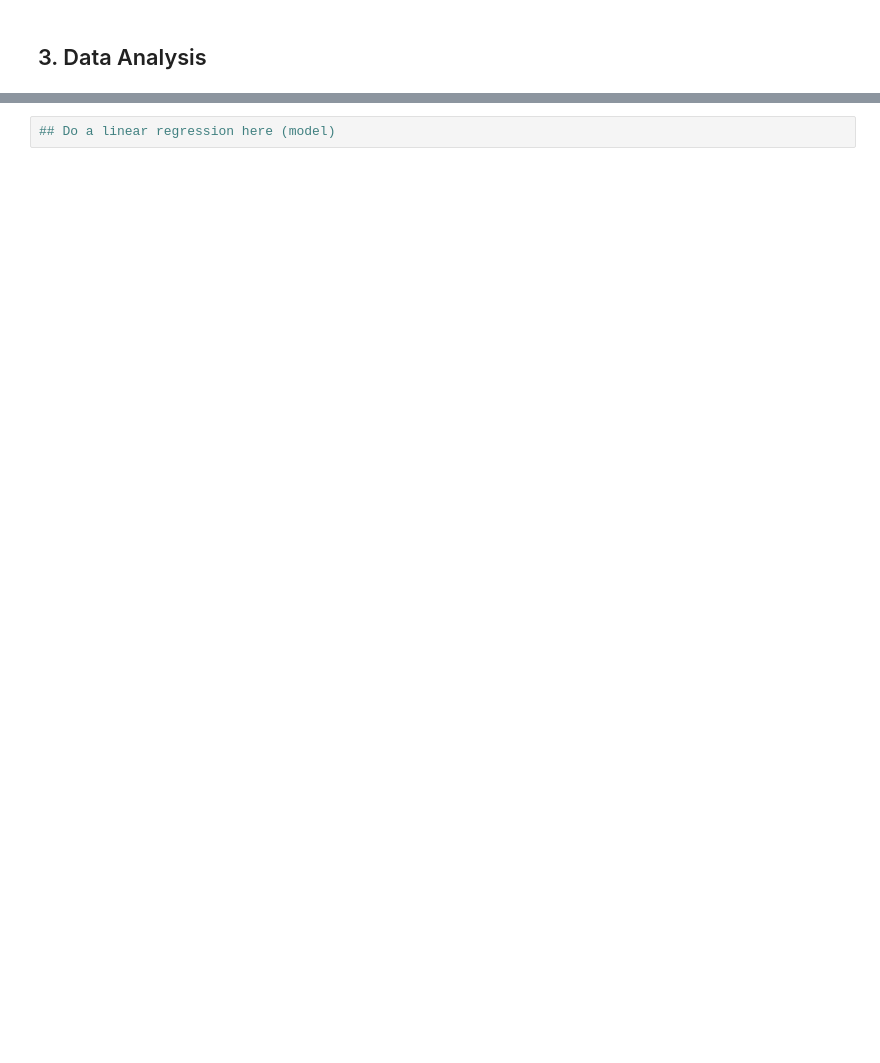
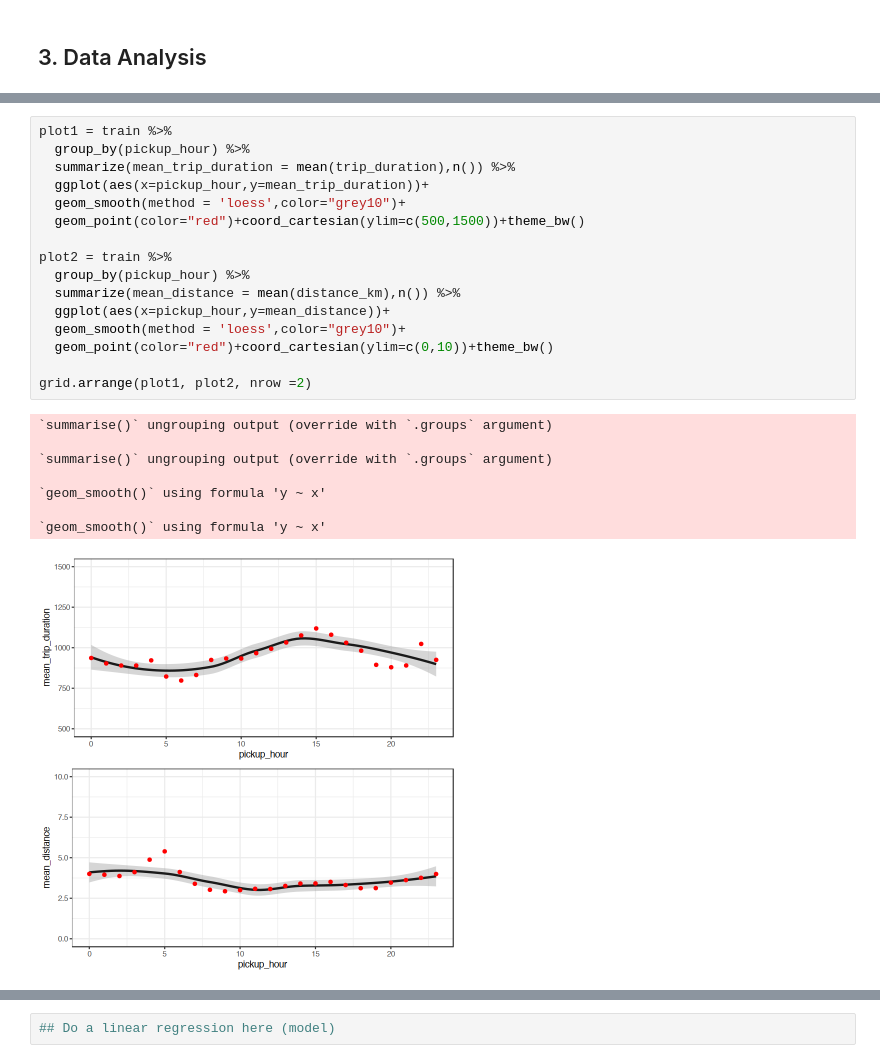
Before and after one commit to dereklhansen/stats306_lab, a Jupyter notebook: lab10/Lab 10 Sketch.ipynb, the cells around one changed output, grey strips where cells are left out. Cells and saved outputs as stored; diff of their text form; blank space fills up the shorter version.

```diff
--- a/lab10/Lab 10 Sketch.ipynb
+++ b/lab10/Lab 10 Sketch.ipynb
@@ -94,0 +209,25 @@ Explain the visuals
+# %%
+plot1 = train %>%
+  group_by(pickup_hour) %>%
+  summarize(mean_trip_duration = mean(trip_duration),n()) %>%
+  ggplot(aes(x=pickup_hour,y=mean_trip_duration))+
+  geom_smooth(method = 'loess',color="grey10")+
+  geom_point(color="red")+coord_cartesian(ylim=c(500,1500))+theme_bw()
+
+plot2 = train %>%
+  group_by(pickup_hour) %>%
+  summarize(mean_distance = mean(distance_km),n()) %>%
+  ggplot(aes(x=pickup_hour,y=mean_distance))+
+  geom_smooth(method = 'loess',color="grey10")+
+  geom_point(color="red")+coord_cartesian(ylim=c(0,10))+theme_bw()
+
+grid.arrange(plot1, plot2, nrow =2)
+# %% [output]
+`summarise()` ungrouping output (override with `.groups` argument)
+
+`summarise()` ungrouping output (override with `.groups` argument)
+
+`geom_smooth()` using formula 'y ~ x'
+
+`geom_smooth()` using formula 'y ~ x'
+[figure, added]
```
Also changed, not shown: parts of 37 cells of this notebook.
